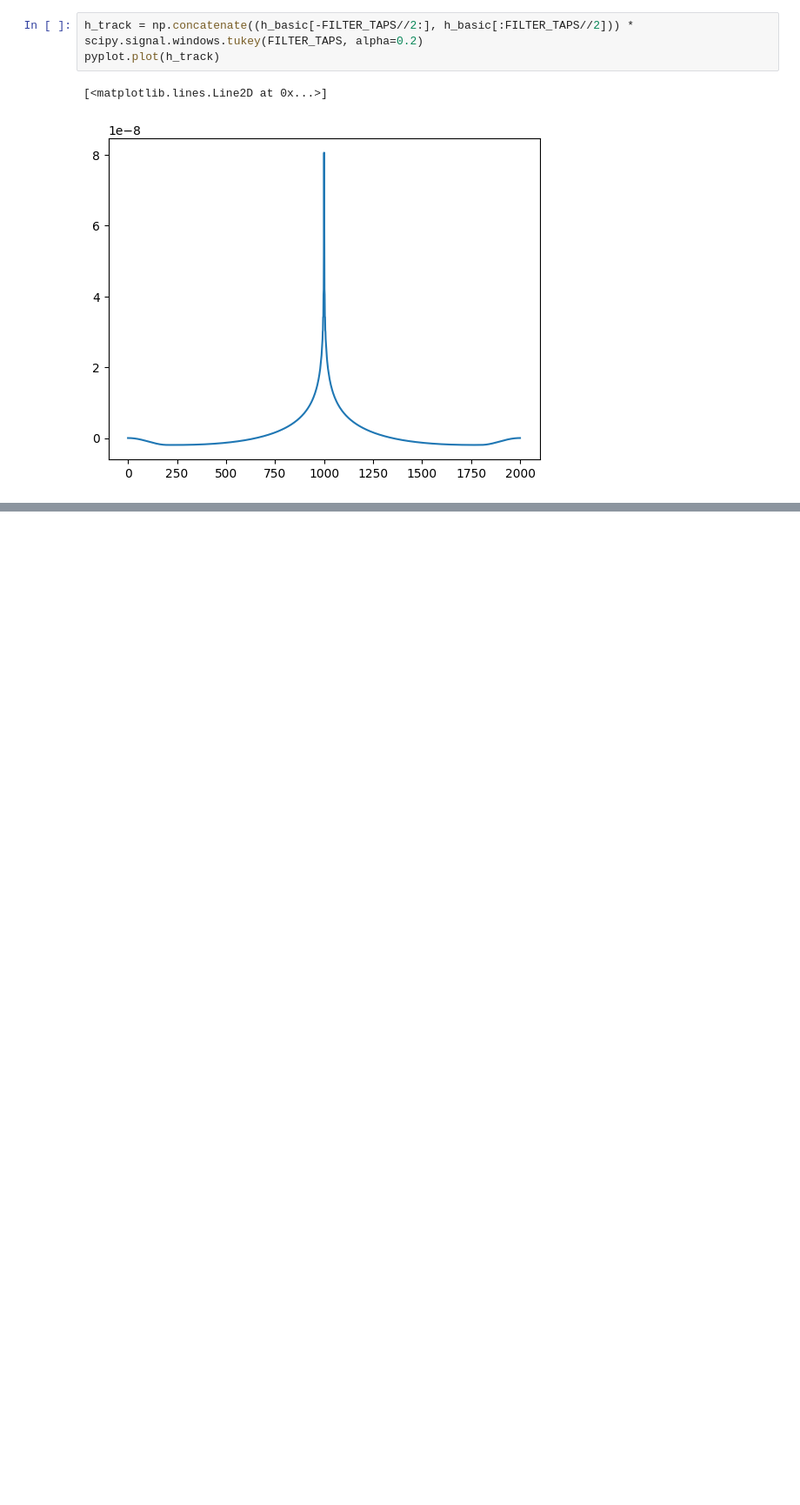
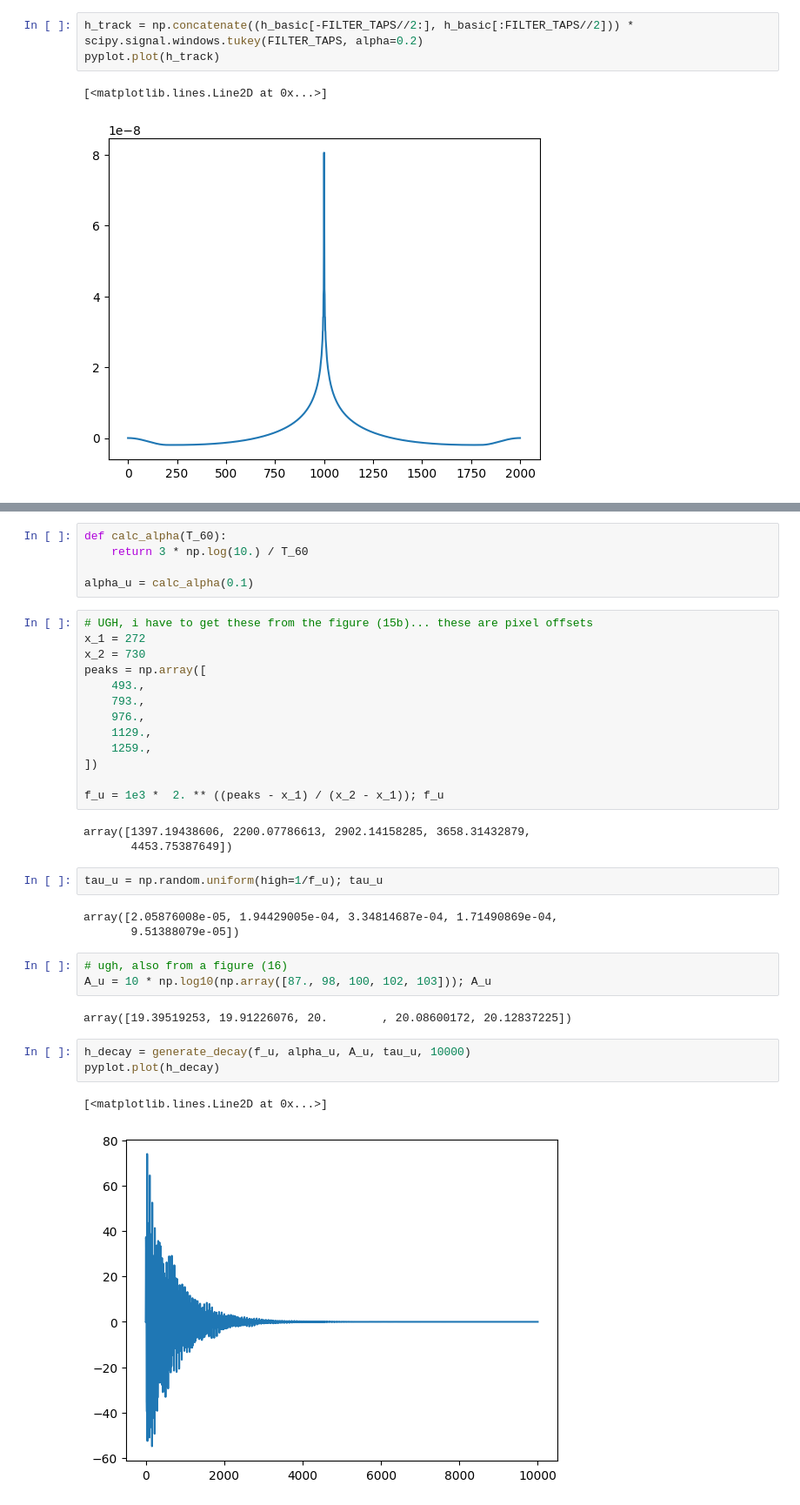
Before and after one commit to jmgrosen/four-track, a Jupyter notebook: roughness.ipynb, the cells around one changed output, grey strips where cells are left out. Shown at 87% size. Drawn from its saved outputs; the diff is of its cells as text; blank space fills up the shorter version.

```diff
--- a/roughness.ipynb
+++ b/roughness.ipynb
@@ -98,0 +196,37 @@ pyplot.plot(filtered_noise)
+# %%
+def calc_alpha(T_60):
+    return 3 * np.log(10.) / T_60
+
+alpha_u = calc_alpha(0.1)
+# %%
+# UGH, i have to get these from the figure (15b)... these are pixel offsets
+x_1 = 272
+x_2 = 730
+peaks = np.array([
+    493.,
+    793.,
+    976.,
+    1129.,
+    1259.,
+])
+
+f_u = 1e3 *  2. ** ((peaks - x_1) / (x_2 - x_1)); f_u
+# %% [output]
+array([1397.19438606, 2200.07786613, 2902.14158285, 3658.31432879,
+       4453.75387649])
+# %%
+tau_u = np.random.uniform(high=1/f_u); tau_u
+# %% [output]
+array([2.05876008e-05, 1.94429005e-04, 3.34814687e-04, 1.71490869e-04,
+       9.51388079e-05])
+# %%
+# ugh, also from a figure (16)
+A_u = 10 * np.log10(np.array([87., 98, 100, 102, 103])); A_u
+# %% [output]
+array([19.39519253, 19.91226076, 20.        , 20.08600172, 20.12837225])
+# %%
+h_decay = generate_decay(f_u, alpha_u, A_u, tau_u, 10000)
+pyplot.plot(h_decay)
+# %% [output]
+[<matplotlib.lines.Line2D at 0x...>]
+[figure, added]
```
Also changed, not shown: parts of 17 cells of this notebook.
